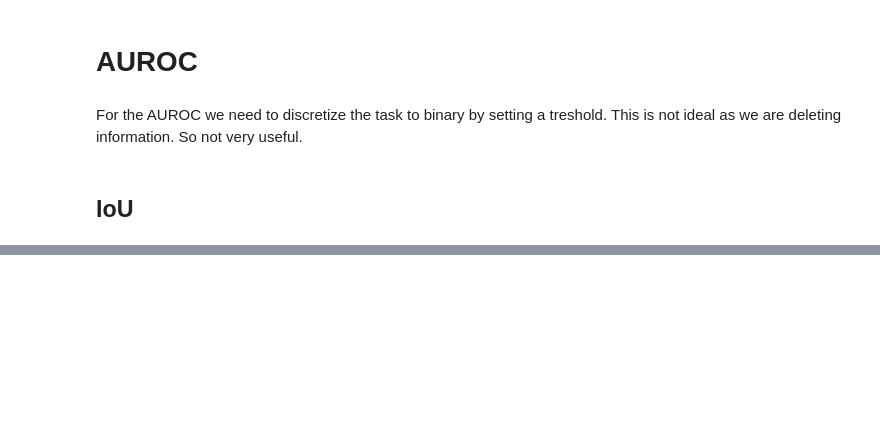
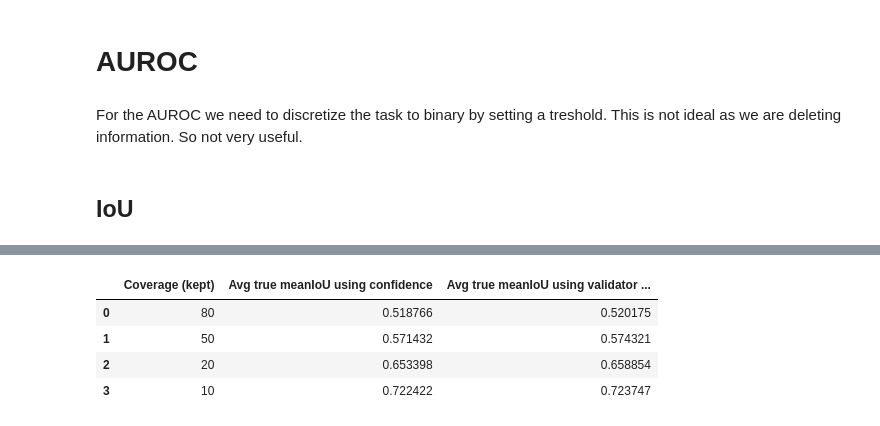
Before and after one commit to femartip/frame-validity-od, a Jupyter notebook: notebooks/assess_pred_analysis.ipynb, the cells around one changed output, grey strips where cells are left out. Saved outputs shown, nothing was run; the diff lists cells and outputs as text; code cells hidden in the pictures; blank space fills up the shorter version.

```diff
--- a/notebooks/assess_pred_analysis.ipynb
+++ b/notebooks/assess_pred_analysis.ipynb
@@ -573,0 +742,32 @@ ax.legend()
+# %%
+# Simple gated evaluation (meanIoU)
+import numpy as np
+import pandas as pd
+
+coverage_levels = [80, 50, 20, 10]
+
+validator_candidates = ["autg", "xgb", "rf", "mlp", "dt", "lr"]
+validator = "autg"
+
+def kept_mean(df, score_col, c):
+    sub = df[["GT", score_col]].dropna()
+    k = max(1, int(np.ceil(len(sub) * c / 100)))
+    kept = sub.sort_values(score_col, ascending=False).head(k)["GT"]
+    return float(kept.mean())
+
+rows = []
+for c in coverage_levels:
+    rows.append({
+        "Coverage (kept)": c,
+        "Avg true meanIoU using confidence": kept_mean(iou_assessor_results, "lr", c),
+        f"Avg true meanIoU using validator ({validator})": kept_mean(iou_assessor_results, validator, c),
+    })
+
+simple_table = pd.DataFrame(rows).sort_values("Coverage (kept)", ascending=False)
+display(simple_table)
+# %% [output]
+|  | Coverage (kept) | Avg true meanIoU using confidence | Avg true meanIoU using validator ... |
+| 0 | 80 | 0.518766 | 0.520175 |
+| 1 | 50 | 0.571432 | 0.574321 |
+| 2 | 20 | 0.653398 | 0.658854 |
+| 3 | 10 | 0.722422 | 0.723747 |
```
Also changed, not shown: parts of 19 cells of this notebook, 17 other files.
